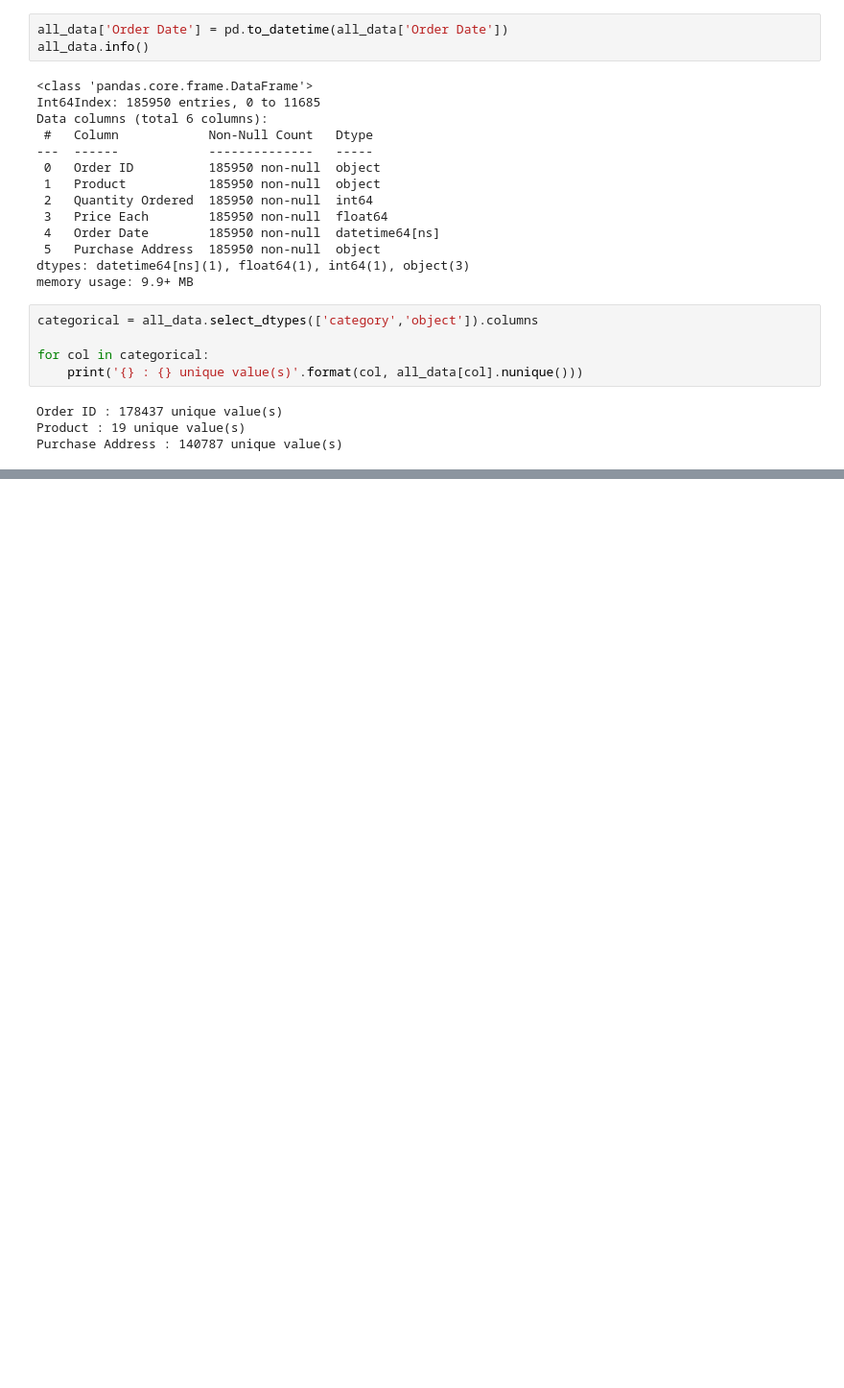
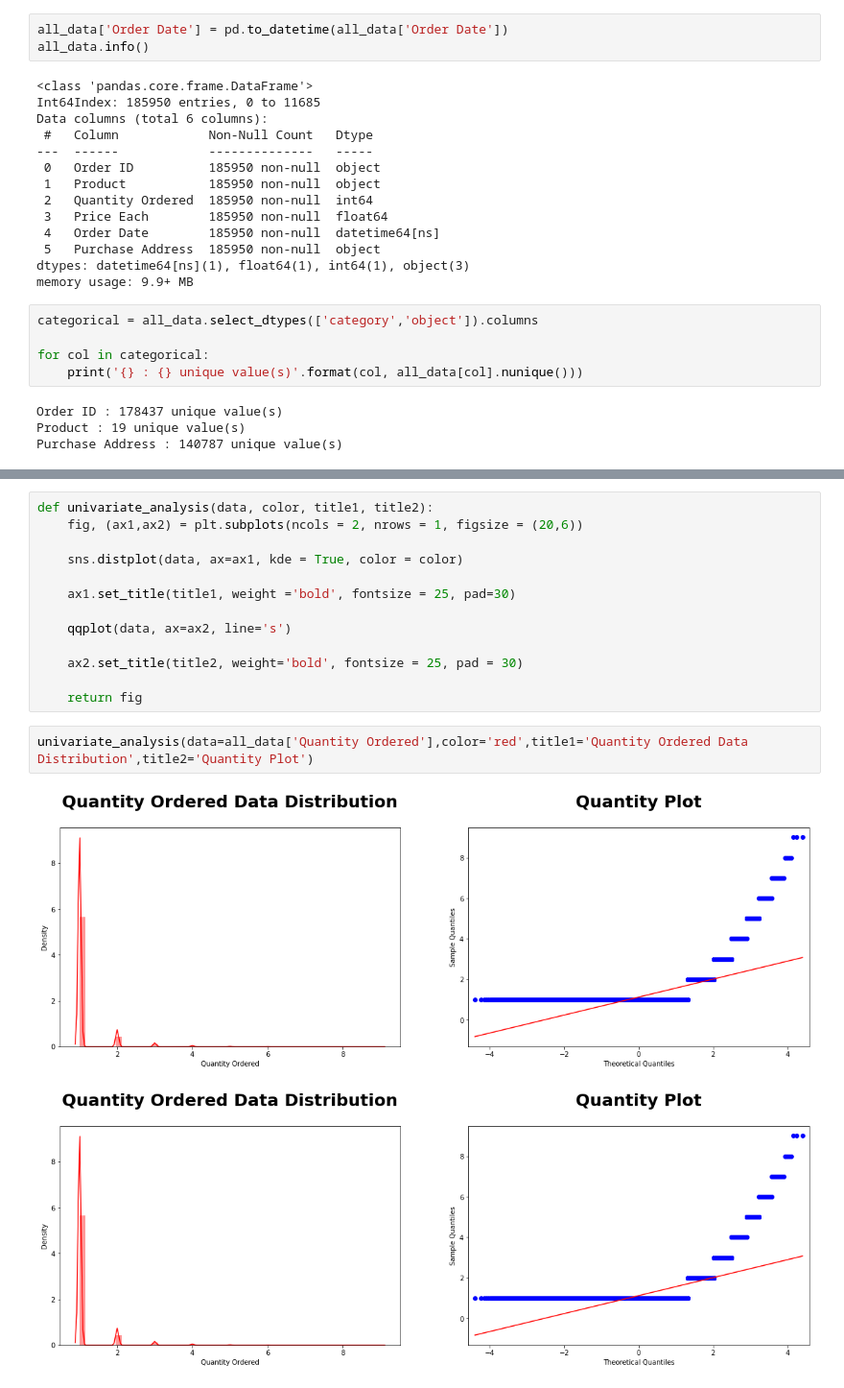
Before and after one commit to ANH2510/Sales_2019_Report, a Jupyter notebook: forcasting.ipynb, the cells around one changed output, grey strips where cells are left out. Shown at 96% size. Cells and saved outputs as stored; diff of their text form; blank space fills up the shorter version.

```diff
--- a/forcasting.ipynb
+++ b/forcasting.ipynb
@@ -95,0 +169,18 @@ Purchase Address : 140787 unique value(s)
+# %%
+def univariate_analysis(data, color, title1, title2):
+    fig, (ax1,ax2) = plt.subplots(ncols = 2, nrows = 1, figsize = (20,6))
+
+    sns.distplot(data, ax=ax1, kde = True, color = color)
+
+    ax1.set_title(title1, weight ='bold', fontsize = 25, pad=30)
+
+    qqplot(data, ax=ax2, line='s')
+
+    ax2.set_title(title2, weight='bold', fontsize = 25, pad = 30)
+
+    return fig
+# %%
+univariate_analysis(data=all_data['Quantity Ordered'],color='red',title1='Quantity Ordered Data Distribution',title2='Quantity Plot')
+# %% [output]
+[figure, added]
+[figure, added]
```
Also changed, not shown: parts of 13 cells of this notebook.
